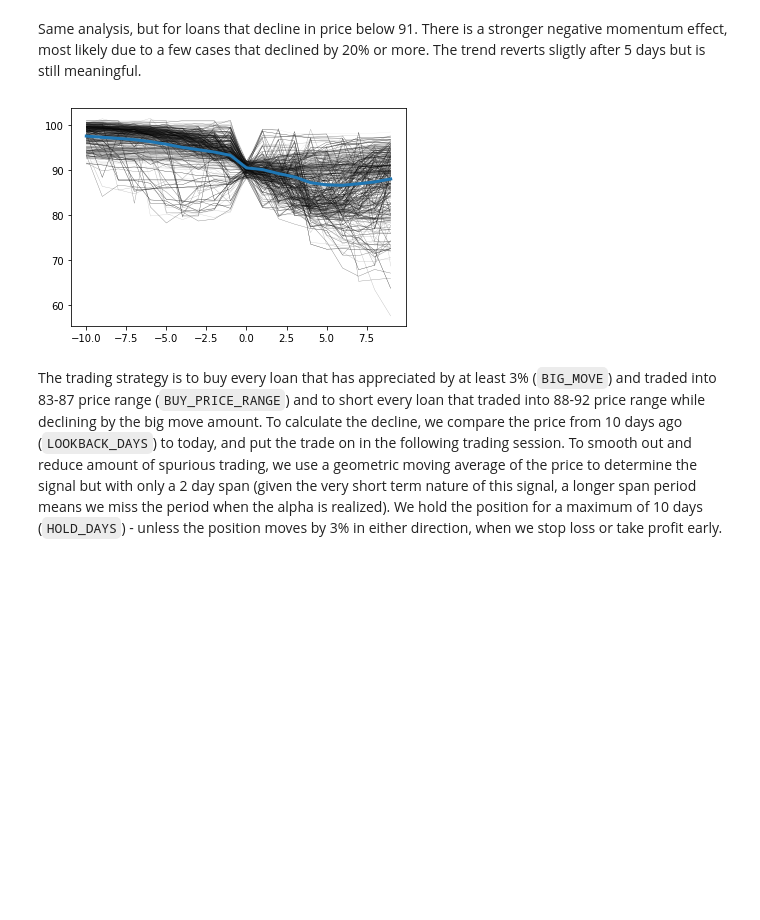
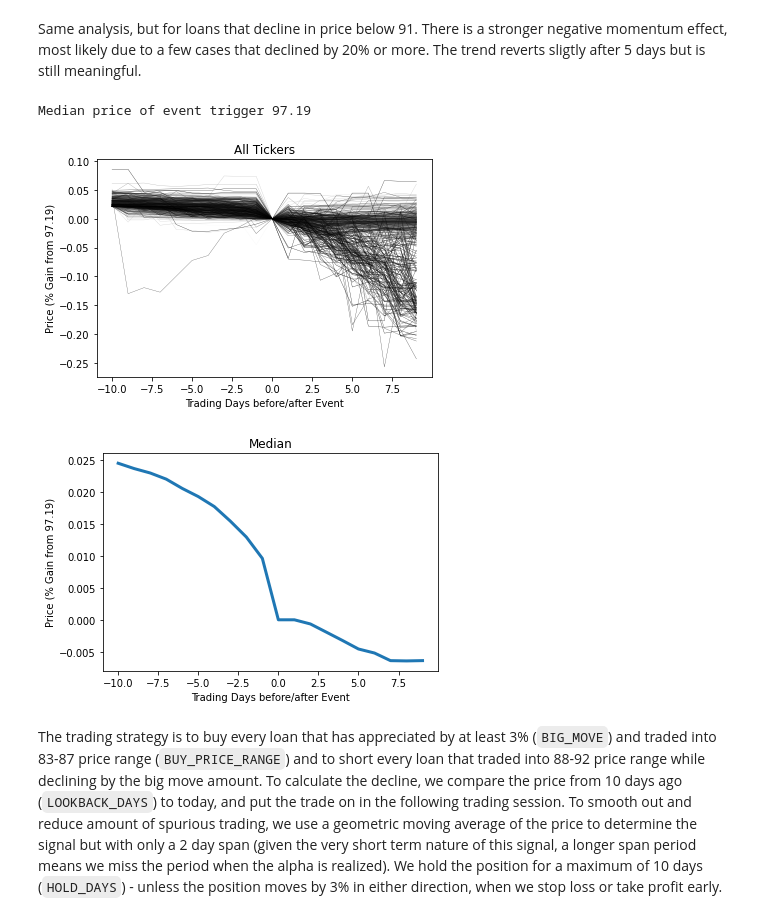
Before and after one commit to ivoytov/manhattan, a Jupyter notebook: momentum_research.ipynb, the cells around one changed output. Cells and saved outputs as stored; diff of their text form; code cells hidden in the pictures; blank space fills up the shorter version.

```diff
--- a/momentum_research.ipynb
+++ b/momentum_research.ipynb
@@ -37,10 +41,12 @@ The screen is run as of the last day of every quarter (3/31, 6/30, 9/30, and 12/
 * `periods` - Quarters are listed as separate columns. Loan IDs from the above-mentioned screen are listed under the column header with the `as of` date.
 # %%
 # read in historical prices
-prices_2020 = pd.read_csv('/content/drive/MyDrive/loans/price_data_2020_stub.csv', parse_dates=['Dates'], index_col='Dates')
-prices_2019_2020 = pd.read_csv('/content/drive/MyDrive/loans/price_data_2019-2020.csv', parse_dates=['Dates'], index_col='Dates')
-prices_2016_2018 = pd.read_csv('/content/drive/MyDrive/loans/price_data_2016-2018.csv', parse_dates=['Dates'], index_col='Dates')
-prices_2013_2015 = pd.read_csv('/content/drive/MyDrive/loans/price_data_2013-2015.csv', parse_dates=['Dates'], index_col='Dates')
+#prefix = '/content/drive/MyDrive/'
+prefix = '~/bloomberg/'
+prices_2020 = pd.read_csv(prefix + 'loans/price_data_2020_stub.csv', parse_dates=['Dates'], index_col='Dates')
+prices_2019_2020 = pd.read_csv(prefix + 'loans/price_data_2019-2020.csv', parse_dates=['Dates'], index_col='Dates')
+prices_2016_2018 = pd.read_csv(prefix + 'loans/price_data_2016-2018.csv', parse_dates=['Dates'], index_col='Dates')
+prices_2013_2015 = pd.read_csv(prefix + 'loans/price_data_2013-2015.csv', parse_dates=['Dates'], index_col='Dates')
 
 prices = pd.concat([prices_2013_2015, prices_2016_2018, prices_2019_2020, prices_2020], join="outer", verify_integrity=True)
 print("(# dates, # tickers)", prices.shape)
@@ -50,15 +56,16 @@ prices = prices.fillna(method="pad")
 # %% [markdown]
 Below is a price graph of the trading history of every loan that breached price of ~85 for the first time, for a 10 trading period before the breach and 10 day period after the breach. The mean is shown in thick blue. There is a slight upward momentum observed in loans that breach 85 for the following 5-7 trading days.
 # %%
-def plotPricesAfterBigMove(prices: pd.DataFrame, trgtPrice: float, priceRange: float = 2., bigMove: float = 3.,  numDays: int = 10) -> None:
+def plotPricesAfterBigMove(prices: pd.DataFrame, trgtPrice: float = None, priceRange: float = 2., bigMove: float = 3.,  numDays: int = 10) -> None:
   out = pd.DataFrame()
   for ticker in prices:
     close = prices[ticker]
+    price_filter = (close > trgtPrice - priceRange) & (close < trgtPrice + priceRange) if trgtPrice else 1
     try:
       if bigMove > 0:
-        t0 = close[(close.diff(periods=numDays) > bigMove) & (close > trgtPrice - priceRange) & (close < trgtPrice + priceRange)].index[0]
+        t0 = close[(close.diff(periods=numDays) > bigMove) & price_filter].index[0]
       else:
-        t0 = close[(close.diff(periods=numDays) < bigMove) & (close > trgtPrice - priceRange) & (close < trgtPrice + priceRange)].index[0]
+        t0 = close[(close.diff(periods=numDays) < bigMove) & price_filter].index[0]
     except:
       # loan never met criteria, skip
       continue
@@ -66,14 +73,21 @@ def plotPricesAfterBigMove(prices: pd.DataFrame, trgtPrice: float, priceRange: f
     yx.index = range(-numDays,len(yx.index)-numDays)
     out = pd.concat([out, yx], axis=1)
 
-  out.plot(kind="line", legend=False, colormap="binary", linewidth=.3)
-  out.T.mean().plot(linewidth=3)
+  p = '{:2.2f}'.format(out.loc[0].median())
+  print("Median price of event trigger", p)
+  out = out / out.loc[0] - 1
+  out = out.rename_axis("Trading Days before/after Event")
+  out.plot(kind="line", legend=False, colormap="binary", linewidth=.3, ylabel=f"Price (% Gain from {p})", title="All Tickers")
+  plt.figure()
+  out.T.median().plot(linewidth=3, ylabel=f"Price (% Gain from {p})", title="Median")
 # %%
-HOLD_DAYS = 10
-BIG_MOVE = 3
+HOLD_DAYS = 12
+BIG_MOVE = 2
 LOOKBACK_DAYS = 10
-TARGET_PRICES = [85, 90]
-PRICE_RANGE=2
+TARGET_PRICES = [None, None]
+PRICE_RANGE = 2
+PT_SL = [1, 2]
+MIN_RET = 0.02
 # %%
 plotPricesAfterBigMove(prices, trgtPrice=TARGET_PRICES[0], priceRange=PRICE_RANGE, bigMove=BIG_MOVE, numDays=LOOKBACK_DAYS)
 # %% [output]
@@ -81,9 +97,11 @@ plotPricesAfterBigMove(prices, trgtPrice=TARGET_PRICES[0], priceRange=PRICE_RANG
 # %% [markdown]
 Same analysis, but for loans that decline in price below 91. There is a stronger negative momentum effect, most likely due to a few cases that declined by 20% or more. The trend reverts sligtly after 5 days but is still meaningful.
 # %%
-plotPricesAfterBigMove(prices, trgtPrice=TARGET_PRICES[1], priceRange=PRICE_RANGE, bigMove=-BIG_MOVE, numDays=LOOKBACK_DAYS)
+plotPricesAfterBigMove(prices, trgtPrice=97, priceRange=PRICE_RANGE, bigMove=-BIG_MOVE, numDays=LOOKBACK_DAYS)
 # %% [output]
+Median price of event trigger 97.19
-[figure, old version]
+[figure, new version]
+[figure, added]
 # %% [markdown]
 The trading strategy is to buy every loan that has appreciated by at least 3% (`BIG_MOVE`) and traded into 83-87 price range (`BUY_PRICE_RANGE`) and to short every loan that traded into 88-92 price range while declining by the big move amount. To calculate the decline, we compare the price from 10 days ago (`LOOKBACK_DAYS`) to today, and put the trade on in the following trading session. To smooth out and reduce amount of spurious trading, we use a geometric moving average of the price to determine the signal but with only a 2 day span (given the very short term nature of this signal, a longer span period means we miss the period when the alpha is realized). We hold the position for a maximum of 10 days (`HOLD_DAYS`) - unless the position moves by 3% in either direction, when we stop loss or take profit early.
 # %%
```
Also changed, not shown: parts of 75 cells of this notebook.
